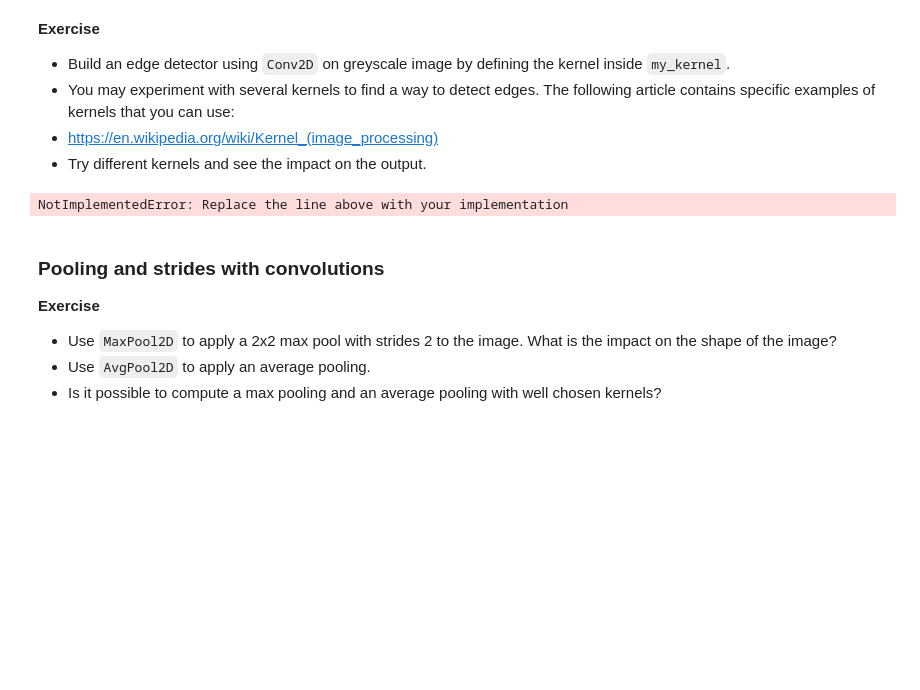
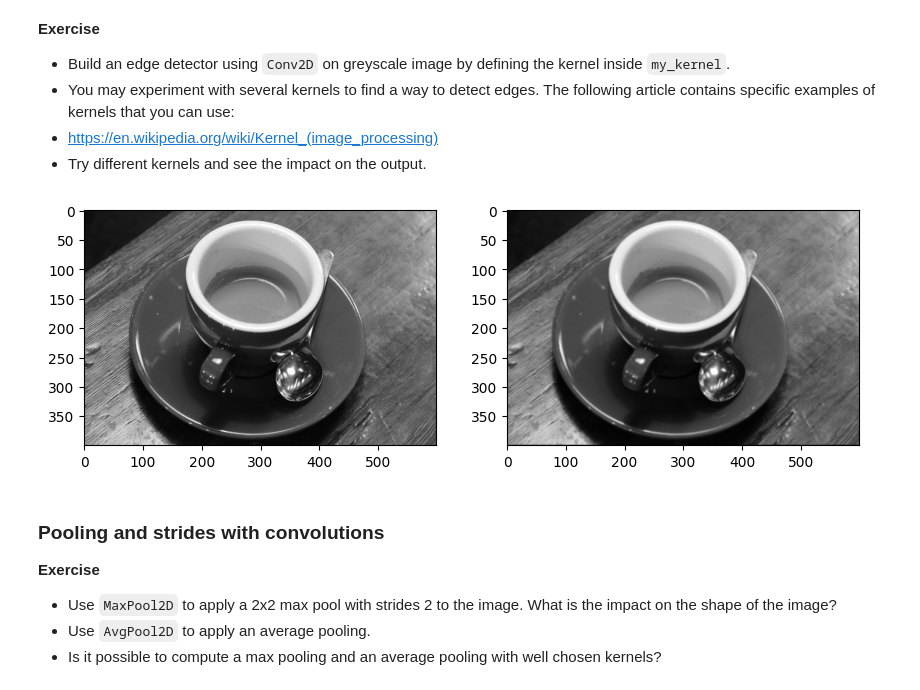
Before and after one commit to KirtiVardhan2019/deep_learning, a Jupyter notebook: 01_materials/labs/lab_4.ipynb, the cells around one changed output. Drawn from its saved outputs; the diff is of its cells as text; code cells hidden in the pictures; blank space fills up the shorter version.

```diff
--- a/01_materials/labs/lab_4.ipynb
+++ b/01_materials/labs/lab_4.ipynb
@@ -129,24 +129,25 @@ plt.imshow(np.squeeze(grey_sample_image.astype(np.uint8)),
 - https://en.wikipedia.org/wiki/Kernel_(image_processing)
 - Try different kernels and see the impact on the output.
 # %%
+
 def my_kernel(shape=(3, 3, 1, 1), dtype=None):
-    array = None
-    raise NotImplementedError("Replace the line above with your implementation")
+    array = np.zeros(shape=shape, dtype="float32")
+    array[:, :, 0, 0] = 1 / 9
     array = array.reshape(*shape)
     return array
 
 conv = Conv2D(filters=1, kernel_size=(3, 3), padding="same", kernel_initializer=my_kernel)
 
 img_in = np.expand_dims(grey_sample_image, 0) # Reshape into a batch of size 1
 img_out = conv(img_in) # Apply the convolutional filter
 np_img_out = img_out[0].numpy() # Convert to numpy array
 
 fig, (ax0, ax1) = plt.subplots(ncols=2, figsize=(10, 5))
 ax0.imshow(np.squeeze(grey_sample_image.astype(np.uint8)),
            cmap=plt.cm.gray)
 ax1.imshow(np_img_out.astype(np.uint8), cmap=plt.cm.gray);
 # %% [output]
-NotImplementedError: Replace the line above with your implementation
+[figure, added]
 # %% [markdown]
 ### Pooling and strides with convolutions
 
```
Also changed, not shown: parts of 13 cells of this notebook, 2 other files.
